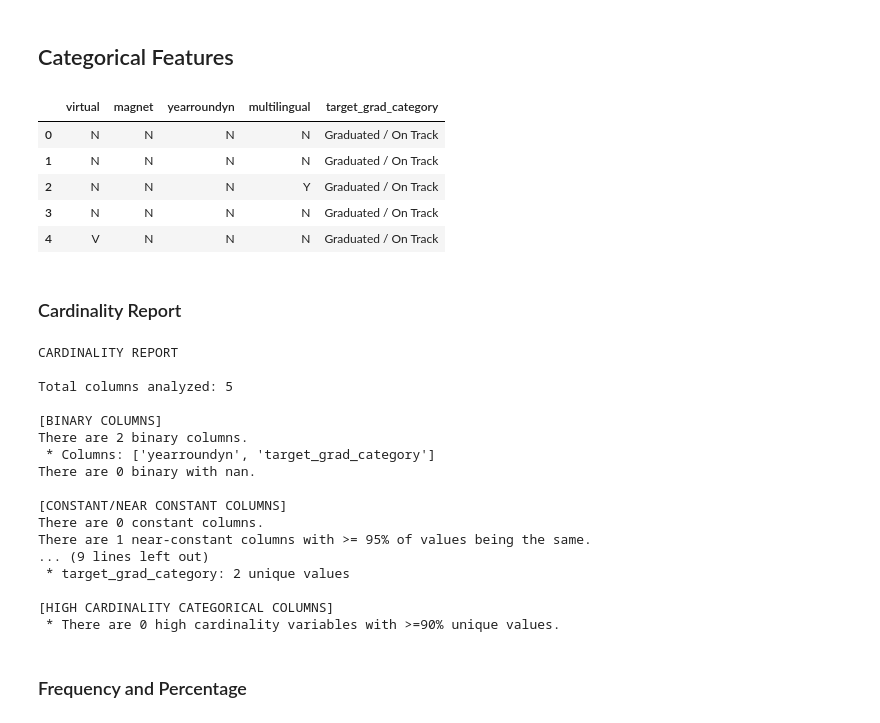
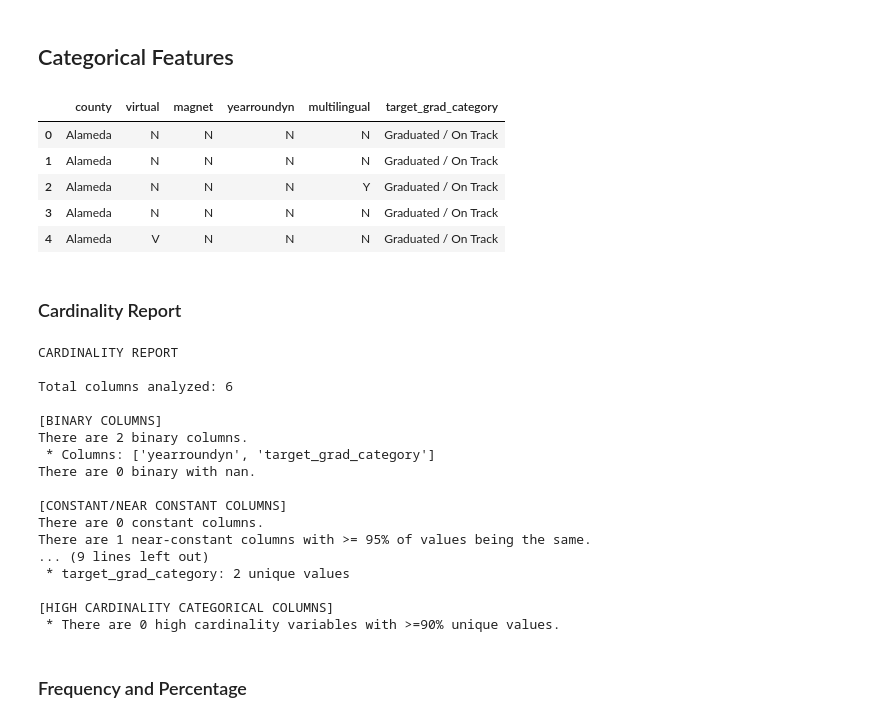
Before and after one commit to junclemente/ads599-capstone_project, a Jupyter notebook: library/02_data_exploration-univariate.ipynb, the cells around one changed output. Drawn from its saved outputs; the diff is of its cells as text; code cells hidden in the pictures.

```diff
--- a/library/02_data_exploration-univariate.ipynb
+++ b/library/02_data_exploration-univariate.ipynb
@@ -41,9 +41,9 @@ data_folder = Path("../data")
 
 df = pd.read_pickle(data_folder / "ews_dataset.pkl")
 
-id_columns = ['cdscode', 'latitude', 'longitude', 'county']
+# id_columns = ['cdscode', 'latitude', 'longitude', 'county']
 
-df = df.drop(columns=id_columns)
+# df = df.drop(columns=id_columns)
 
 df.head()
 # %% [output]
@@ -342,14 +357,15 @@ Outlier Summary (Count and Percentage)
 # %% [markdown]
 ## Categorical Features
 # %%
+df_cat = df[cat_cols].copy()
 df_cat.head()
 # %% [output]
-|  | virtual | magnet | yearroundyn | multilingual | target_grad_category |
-| 0 | N | N | N | N | Graduated / On Track |
-| 1 | N | N | N | N | Graduated / On Track |
-| 2 | N | N | N | Y | Graduated / On Track |
-| 3 | N | N | N | N | Graduated / On Track |
-| 4 | V | N | N | N | Graduated / On Track |
+|  | county | virtual | magnet | yearroundyn | multilingual | target_grad_category |
+| 0 | Alameda | N | N | N | N | Graduated / On Track |
+| 1 | Alameda | N | N | N | N | Graduated / On Track |
+| 2 | Alameda | N | N | N | Y | Graduated / On Track |
+| 3 | Alameda | N | N | N | N | Graduated / On Track |
+| 4 | Alameda | V | N | N | N | Graduated / On Track |
 # %% [markdown]
 ### Cardinality Report
 # %%
@@ -357,7 +373,7 @@ jrep.data_cardinality(df_cat, show_columns=True)
 # %% [output]
 CARDINALITY REPORT
 
-Total columns analyzed: 5
+Total columns analyzed: 6
 
 [BINARY COLUMNS]
 There are 2 binary columns.
```
Also changed, not shown: parts of 19 cells of this notebook.
